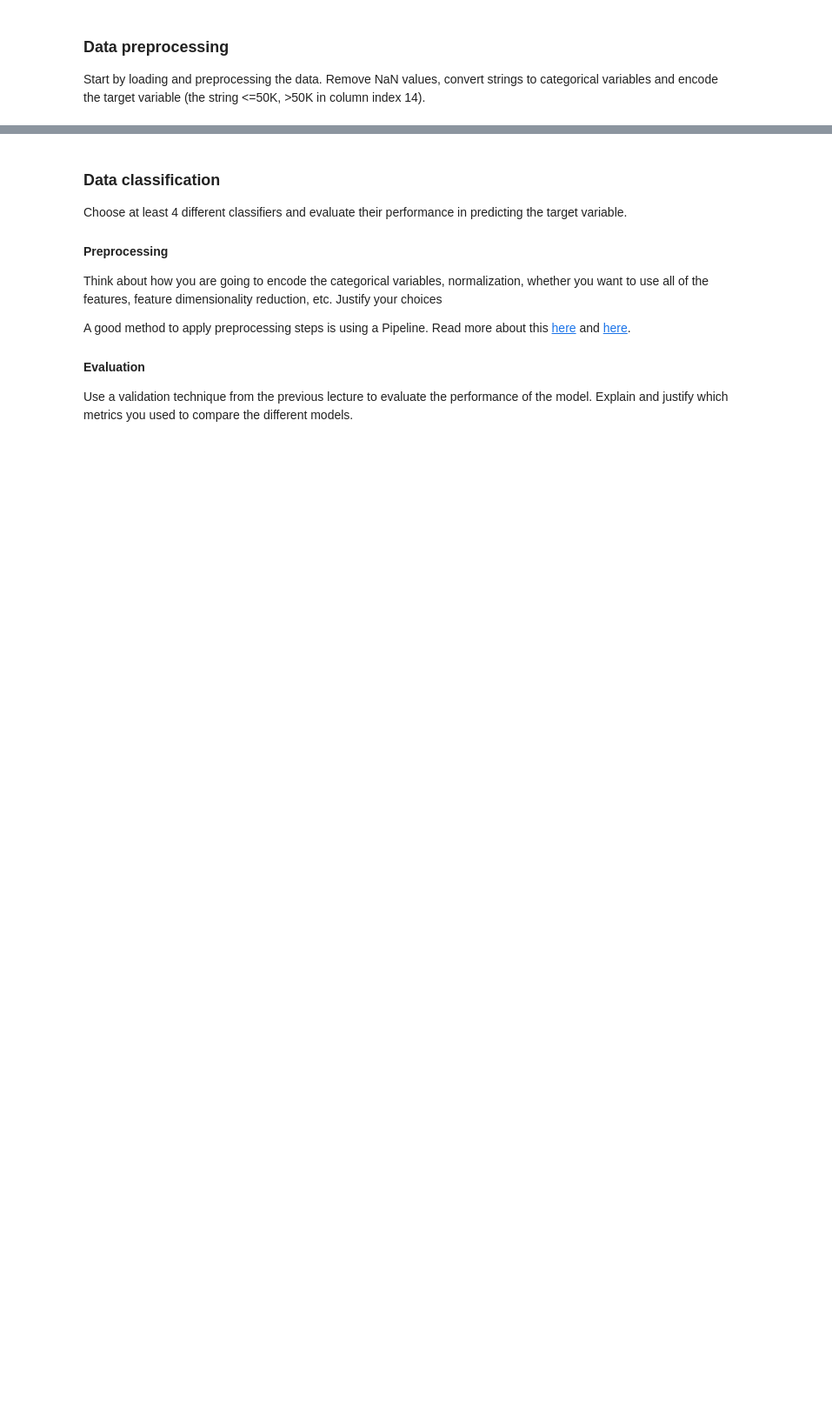
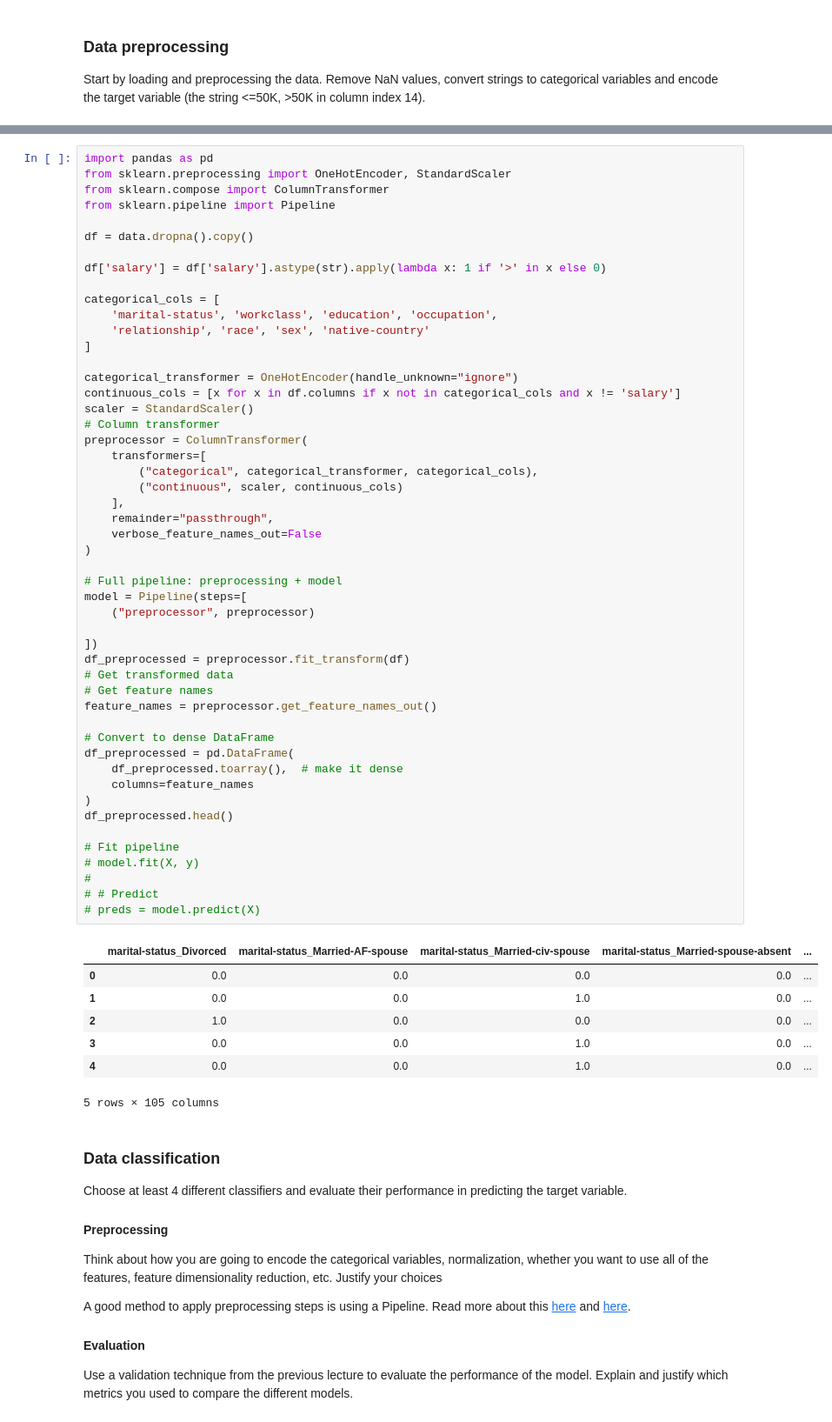
Before and after one commit to johnarioD/DSAIT4000, a Jupyter notebook: Assignment_part1 V2 (1).ipynb, the cells around one changed output, grey strips where cells are left out. Shown: that part at 87% size. Drawn from its saved outputs; the diff is of its cells as text; blank space fills up the shorter version.

```diff
--- a/Assignment_part1 V2 (1).ipynb
+++ b/Assignment_part1 V2 (1).ipynb
@@ -36,3 +36,61 @@ transformers = [
+# %%
+import pandas as pd
+from sklearn.preprocessing import OneHotEncoder, StandardScaler
+from sklearn.compose import ColumnTransformer
+from sklearn.pipeline import Pipeline
+
+df = data.dropna().copy()
+
+df['salary'] = df['salary'].astype(str).apply(lambda x: 1 if '>' in x else 0)
+
+categorical_cols = [
+    'marital-status', 'workclass', 'education', 'occupation',
+    'relationship', 'race', 'sex', 'native-country'
+]
+
+categorical_transformer = OneHotEncoder(handle_unknown="ignore")
+continuous_cols = [x for x in df.columns if x not in categorical_cols and x != 'salary']
+scaler = StandardScaler()
+# Column transformer
+preprocessor = ColumnTransformer(
+    transformers=[
+        ("categorical", categorical_transformer, categorical_cols),
+        ("continuous", scaler, continuous_cols)
+    ],
+    remainder="passthrough",
+    verbose_feature_names_out=False
+)
+
+# Full pipeline: preprocessing + model
+model = Pipeline(steps=[
+    ("preprocessor", preprocessor)
+
+])
+df_preprocessed = preprocessor.fit_transform(df)
+# Get transformed data
+# Get feature names
+feature_names = preprocessor.get_feature_names_out()
+
+# Convert to dense DataFrame
+df_preprocessed = pd.DataFrame(
+    df_preprocessed.toarray(),  # make it dense
+    columns=feature_names
+)
+df_preprocessed.head()
+
+# Fit pipeline
+# model.fit(X, y)
+#
+# # Predict
+# preds = model.predict(X)
+# %% [output]
+|  | marital-status_Divorced | marital-status_Married-AF-spouse | marital-status_Married-civ-spouse | marital-status_Married-spouse-absent | ... |
+| 0 | 0.0 | 0.0 | 0.0 | 0.0 | ... |
+| 1 | 0.0 | 0.0 | 1.0 | 0.0 | ... |
+| 2 | 1.0 | 0.0 | 0.0 | 0.0 | ... |
+| 3 | 0.0 | 0.0 | 1.0 | 0.0 | ... |
+| 4 | 0.0 | 0.0 | 1.0 | 0.0 | ... |
+5 rows × 105 columns
 # %% [markdown]
 ### Data classification
 Choose at least 4 different classifiers and evaluate their performance in predicting the target variable.
```
Also changed, not shown: parts of 14 cells of this notebook.
